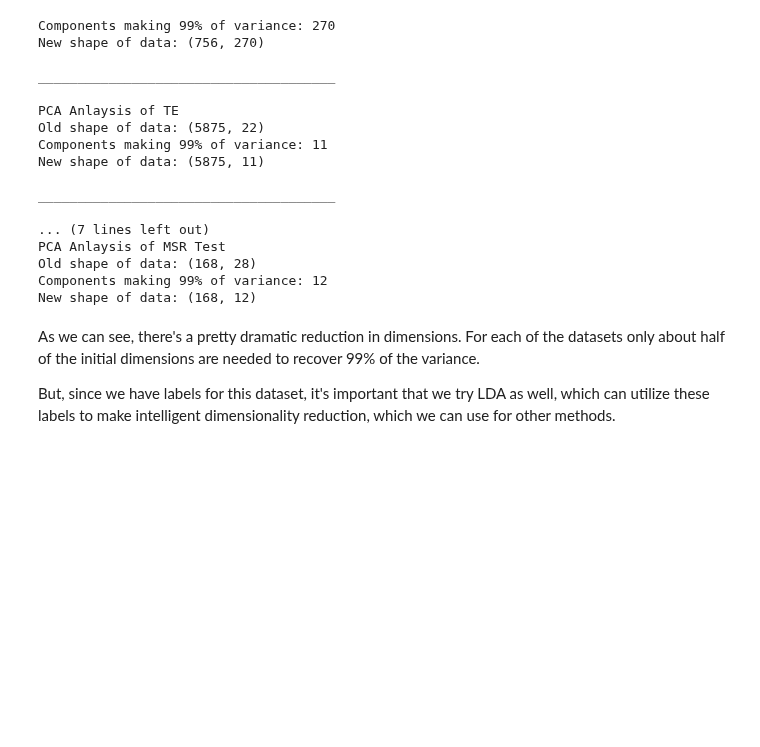
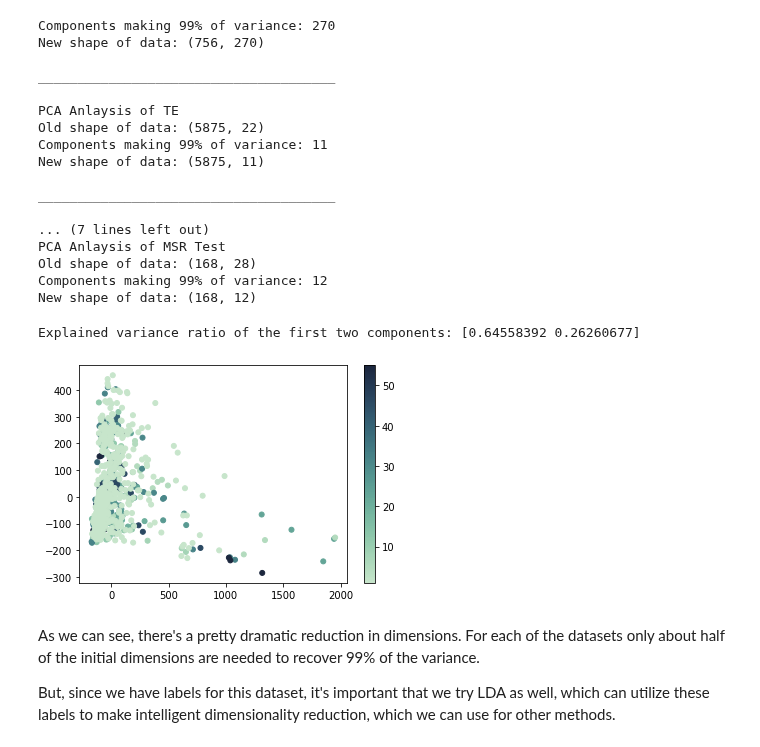
Before and after one commit to adachille/parkinsons-detector, a Jupyter notebook: parkinsons-data-exploration.ipynb, the cells around one changed output. Cells and saved outputs as stored; diff of their text form; code cells hidden in the pictures; blank space fills up the shorter version.

```diff
--- a/parkinsons-data-exploration.ipynb
+++ b/parkinsons-data-exploration.ipynb
@@ -282,6 +282,21 @@ PCA Anlaysis of MSR Test
 Old shape of data: (168, 28)
 Components making 99% of variance: 12
 New shape of data: (168, 12)
+# %%
+from sklearn.decomposition import PCA
+import seaborn as sns
+pca = PCA(n_components=2)
+
+msr_train_pca = pca.fit_transform(msr_train_data[msr_columns])
+print('Explained variance ratio of the first two components: %s'
+      % str(pca.explained_variance_ratio_))
+cmap = sns.cubehelix_palette(rot=-.4,as_cmap=True)
+f, ax = plt.subplots()
+points = ax.scatter(msr_train_pca[:,0], msr_train_pca[:,1], c=msr_train_data.UPDRS, s=25, cmap=cmap);
+f.colorbar(points);
+# %% [output]
+Explained variance ratio of the first two components: [0.64558392 0.26260677]
+[figure, added]
 # %% [markdown]
 As we can see, there's a pretty dramatic reduction in dimensions. For each of the datasets only about half of the initial dimensions are needed to recover 99% of the variance.
 
```
Also changed, not shown: parts of 4 cells of this notebook.
